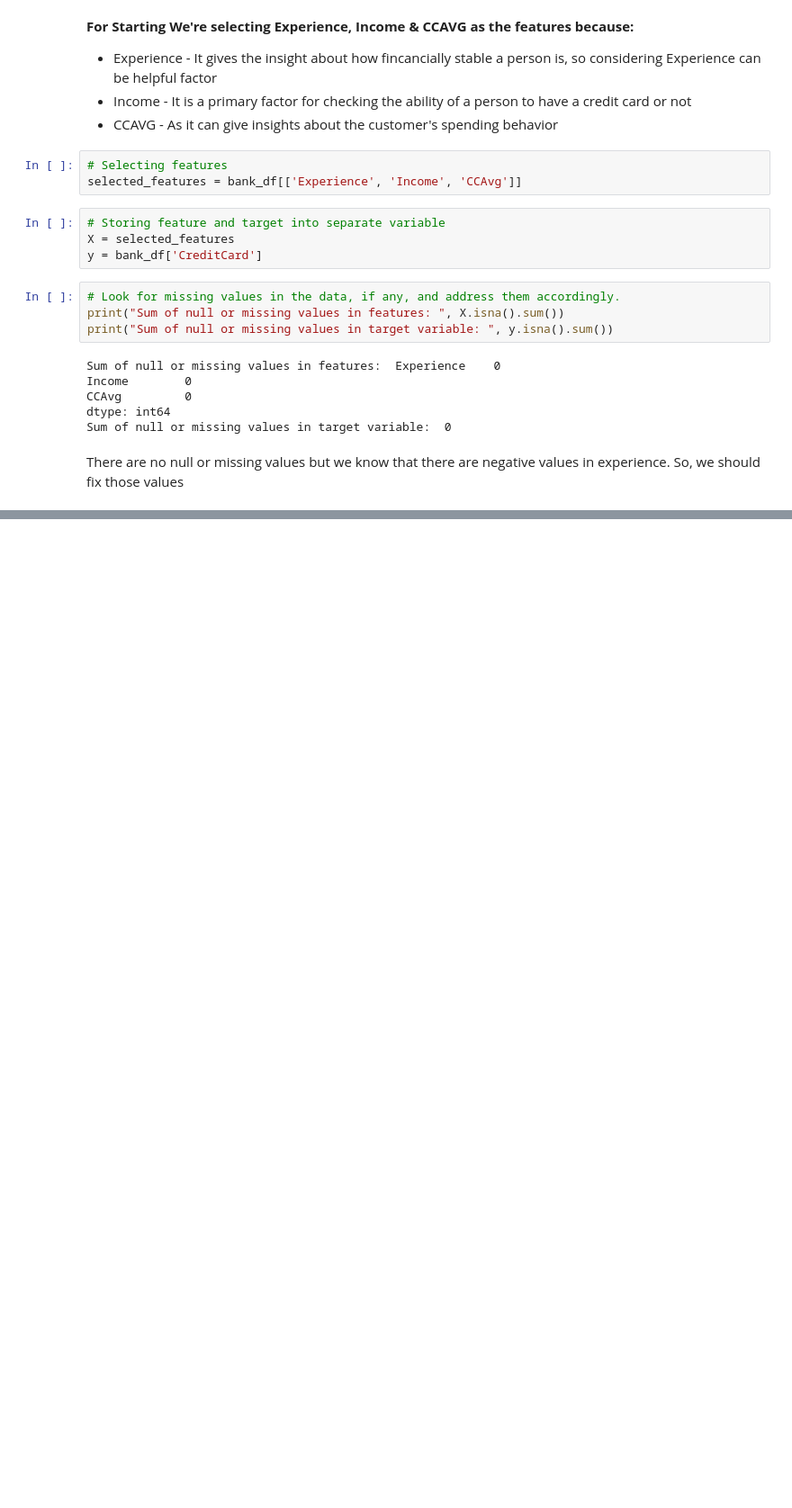
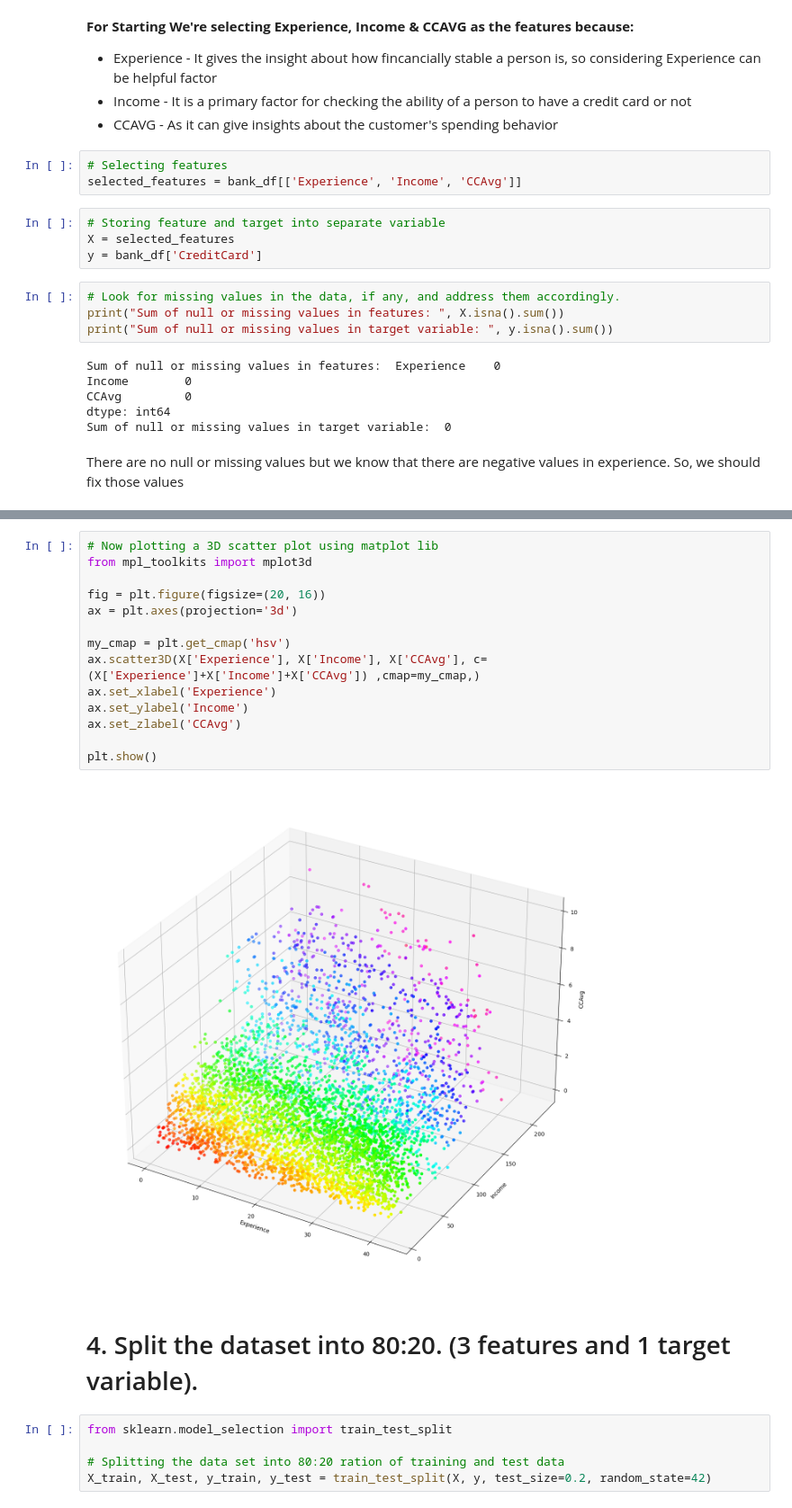
Before and after one commit to gitlakshya/Assignments, a Jupyter notebook: ML/G24AIT2002_Q3.ipynb, the cells around one changed output, grey strips where cells are left out. Shown at 90% size. Saved outputs shown, nothing was run; the diff lists cells and outputs as text; blank space fills up the shorter version.

```diff
--- a/ML/G24AIT2002_Q3.ipynb
+++ b/ML/G24AIT2002_Q3.ipynb
@@ -148,0 +189,23 @@ selected_features[selected_features['Experience'] < 0] ['Experience'].count()
+# %%
+# Now plotting a 3D scatter plot using matplot lib
+from mpl_toolkits import mplot3d
+
+fig = plt.figure(figsize=(20, 16))
+ax = plt.axes(projection='3d')
+
+my_cmap = plt.get_cmap('hsv')
+ax.scatter3D(X['Experience'], X['Income'], X['CCAvg'], c= (X['Experience']+X['Income']+X['CCAvg']) ,cmap=my_cmap,)
+ax.set_xlabel('Experience')
+ax.set_ylabel('Income')
+ax.set_zlabel('CCAvg')
+
+plt.show()
+# %% [output]
+[figure, added]
+# %% [markdown]
+# 4. Split the dataset into 80:20. (3 features and 1 target variable).
+# %%
+from sklearn.model_selection import train_test_split
+
+# Splitting the data set into 80:20 ration of training and test data
+X_train, X_test, y_train, y_test = train_test_split(X, y, test_size=0.2, random_state=42)
```
Also changed, not shown: parts of 5 cells of this notebook.
